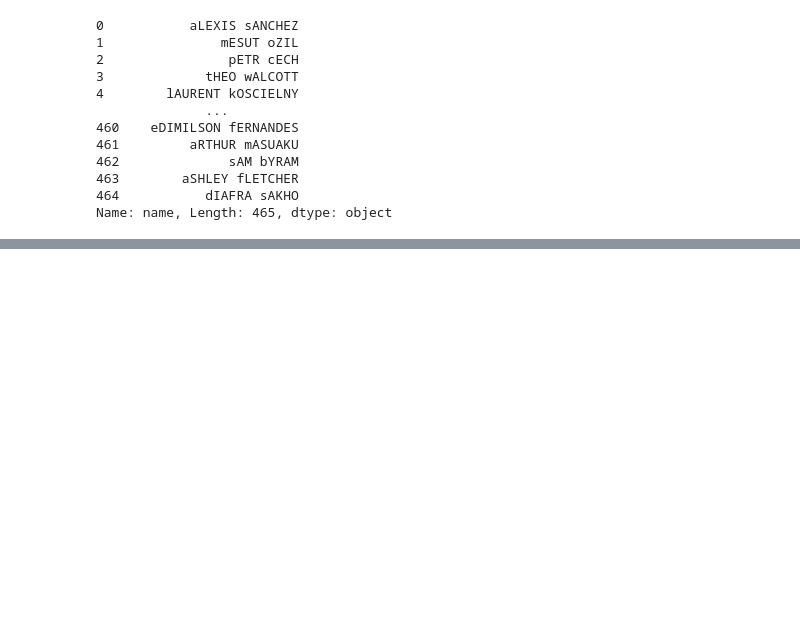
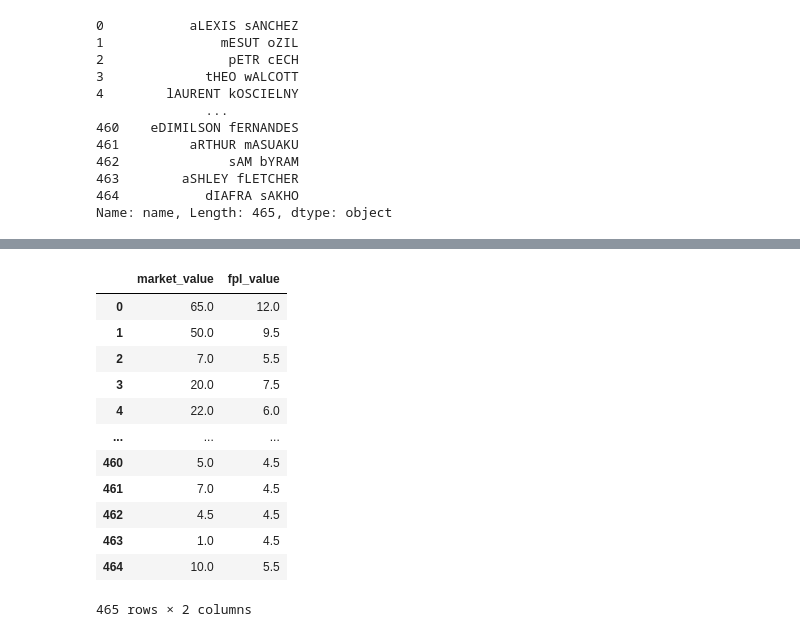
Before and after one commit to emanuelramponi/cp2, a Jupyter notebook: pandas1/integrando_conceptos.ipynb, the cells around one changed output, grey strips where cells are left out. Drawn from its saved outputs; the diff is of its cells as text; code cells hidden in the pictures; blank space fills up the shorter version.

```diff
--- a/pandas1/integrando_conceptos.ipynb
+++ b/pandas1/integrando_conceptos.ipynb
@@ -579,0 +663,17 @@ for i in range(4):
+# %%
+mini_df = soccer.loc[:, ['market_value','fpl_value']]
+mini_df
+# %% [output]
+|  | market_value | fpl_value |
+| 0 | 65.0 | 12.0 |
+| 1 | 50.0 | 9.5 |
+| 2 | 7.0 | 5.5 |
+| 3 | 20.0 | 7.5 |
+| 4 | 22.0 | 6.0 |
+| ... | ... | ... |
+| 460 | 5.0 | 4.5 |
+| 461 | 7.0 | 4.5 |
+| 462 | 4.5 | 4.5 |
+| 463 | 1.0 | 4.5 |
+| 464 | 10.0 | 5.5 |
+465 rows × 2 columns
```
Also changed, not shown: parts of 19 cells of this notebook, 4 other files.
